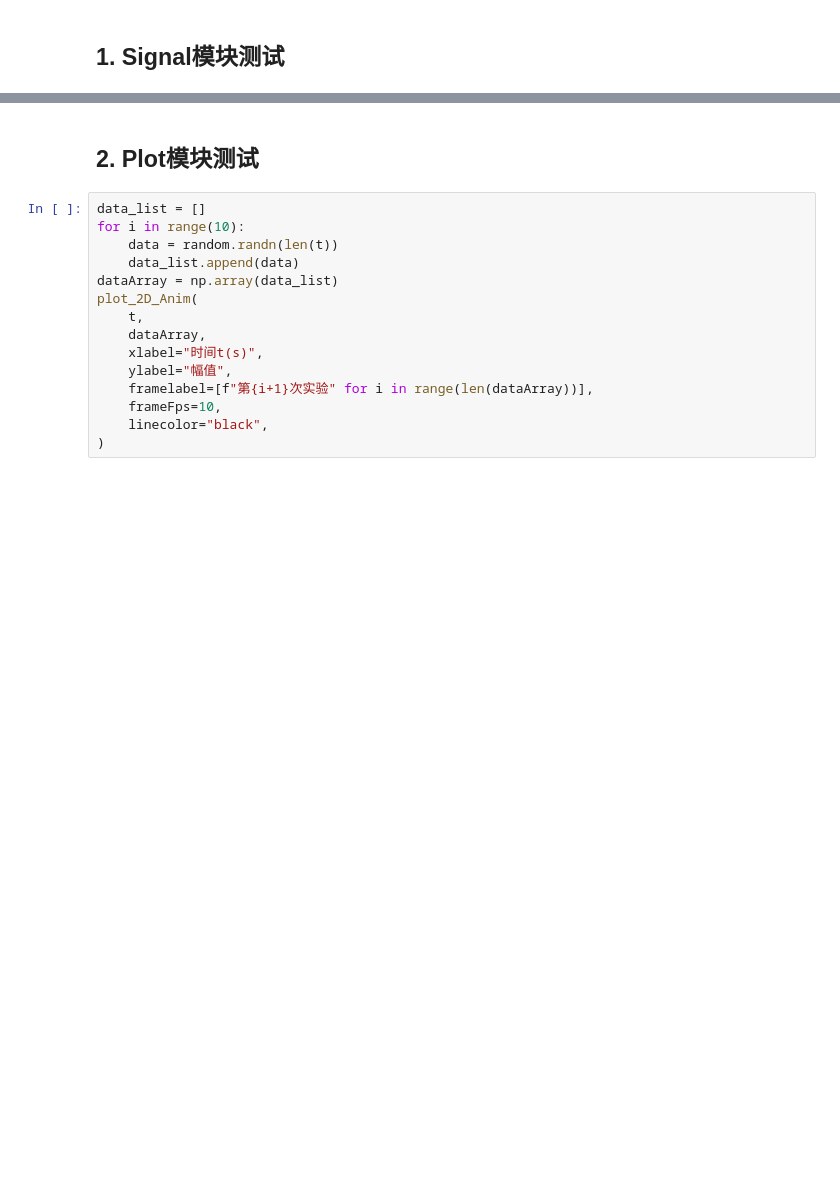
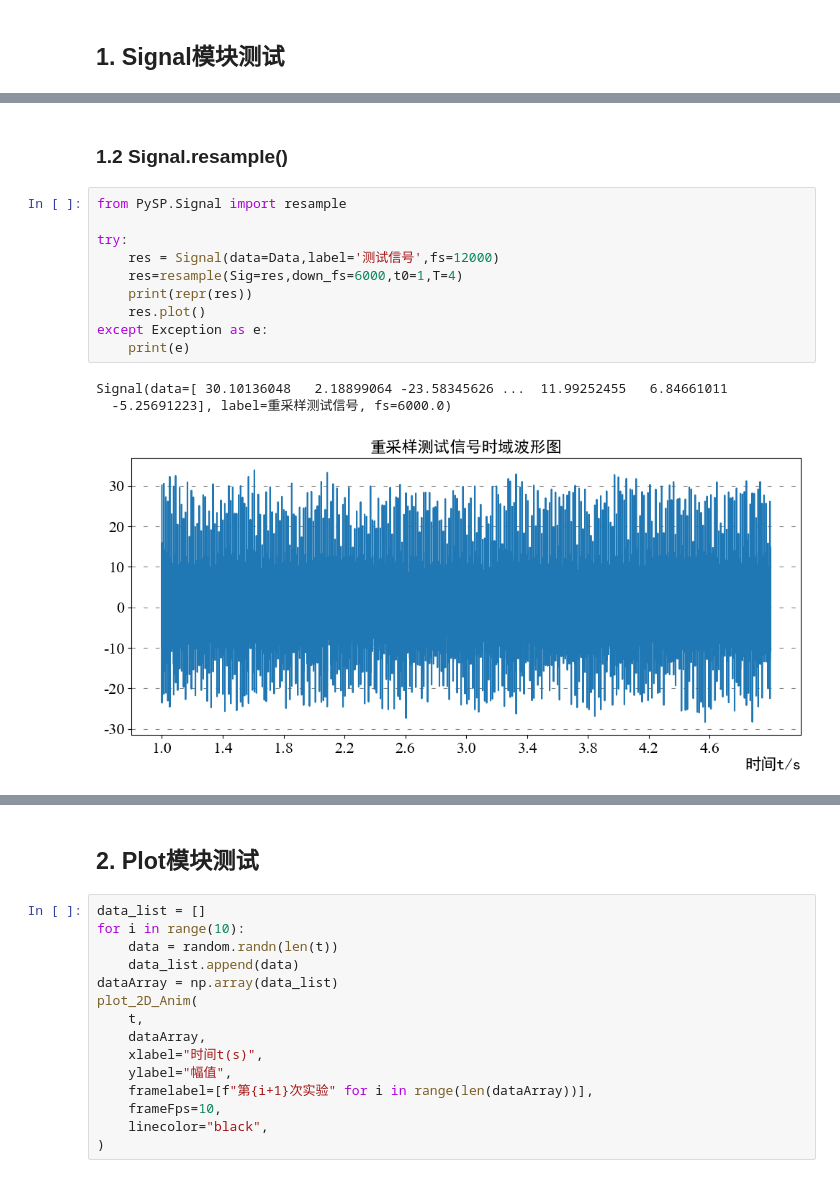
Before and after one commit to xcw1129/PySP, a Jupyter notebook: test.ipynb, the cells around one changed output, grey strips where cells are left out. Saved outputs shown, nothing was run; the diff lists cells and outputs as text; blank space fills up the shorter version.

```diff
--- a/test.ipynb
+++ b/test.ipynb
@@ -37,0 +47,16 @@ np.float64(-0.0028067069890022485)
+# %% [markdown]
+### 1.2 Signal.resample()
+# %%
+from PySP.Signal import resample
+
+try:
+    res = Signal(data=Data,label='测试信号',fs=12000)
+    res=resample(Sig=res,down_fs=6000,t0=1,T=4)
+    print(repr(res))
+    res.plot()
+except Exception as e:
+    print(e)
+# %% [output]
+Signal(data=[ 30.10136048   2.18899064 -23.58345626 ...  11.99252455   6.84661011
+  -5.25691223], label=重采样测试信号, fs=6000.0)
+[figure, added]
```
Also changed, not shown: parts of 15 cells of this notebook, 2 other files.
